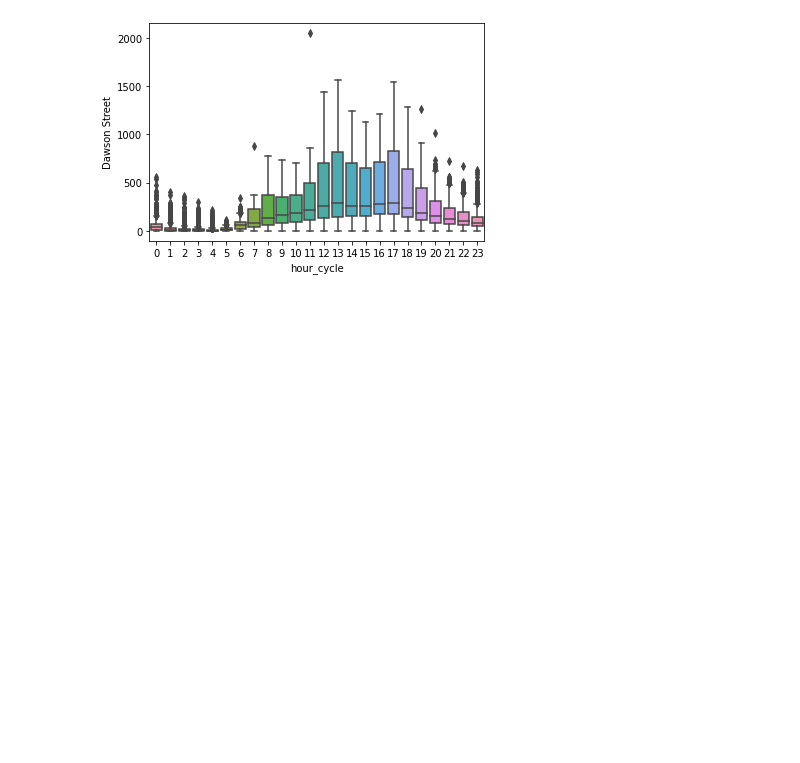
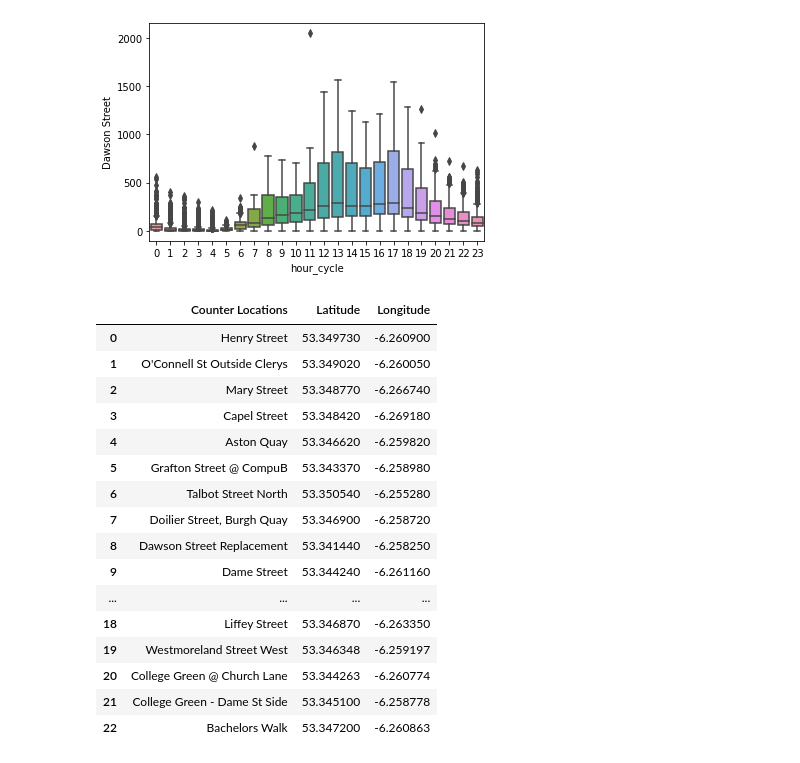
Before and after one commit to Pabaz22/slcities, a Jupyter notebook: notebooks/Merging datasets into dF_VL.ipynb, the cells around one changed output. Saved outputs shown, nothing was run; the diff lists cells and outputs as text; code cells hidden in the pictures; blank space fills up the shorter version.

```diff
--- a/notebooks/Merging datasets into dF_VL.ipynb
+++ b/notebooks/Merging datasets into dF_VL.ipynb
@@ -137,3 +147,27 @@ sns.boxplot(  y="Dawson Street", x= 'hour_cycle', data=final_df_lighting,  orien
 # %% [output]
 <AxesSubplot:xlabel='hour_cycle', ylabel='Dawson Street'>
 [figure]
+# %%
+sensor_df = pd.read_csv('../raw_data/sensors_location.csv')
+# %%
+sensor_df = sensor_df.drop(columns=['User Type','Setup Date'])
+# %%
+sensor_df
+# %% [output]
+|  | Counter Locations | Latitude | Longitude |
+| 0 | Henry Street | 53.349730 | -6.260900 |
+| 1 | O'Connell St Outside Clerys | 53.349020 | -6.260050 |
+| 2 | Mary Street | 53.348770 | -6.266740 |
+| 3 | Capel Street | 53.348420 | -6.269180 |
+| 4 | Aston Quay | 53.346620 | -6.259820 |
+| 5 | Grafton Street @ CompuB | 53.343370 | -6.258980 |
+| 6 | Talbot Street North | 53.350540 | -6.255280 |
+| 7 | Doilier Street, Burgh Quay | 53.346900 | -6.258720 |
+| 8 | Dawson Street Replacement | 53.341440 | -6.258250 |
+| 9 | Dame Street | 53.344240 | -6.261160 |
+| ... | ... | ... | ... |
+| 18 | Liffey Street | 53.346870 | -6.263350 |
+| 19 | Westmoreland Street West | 53.346348 | -6.259197 |
+| 20 | College Green @ Church Lane | 53.344263 | -6.260774 |
+| 21 | College Green - Dame St Side | 53.345100 | -6.258778 |
+| 22 | Bachelors Walk | 53.347200 | -6.260863 |
```
Also changed, not shown: parts of 7 cells of this notebook, 1 other file.
